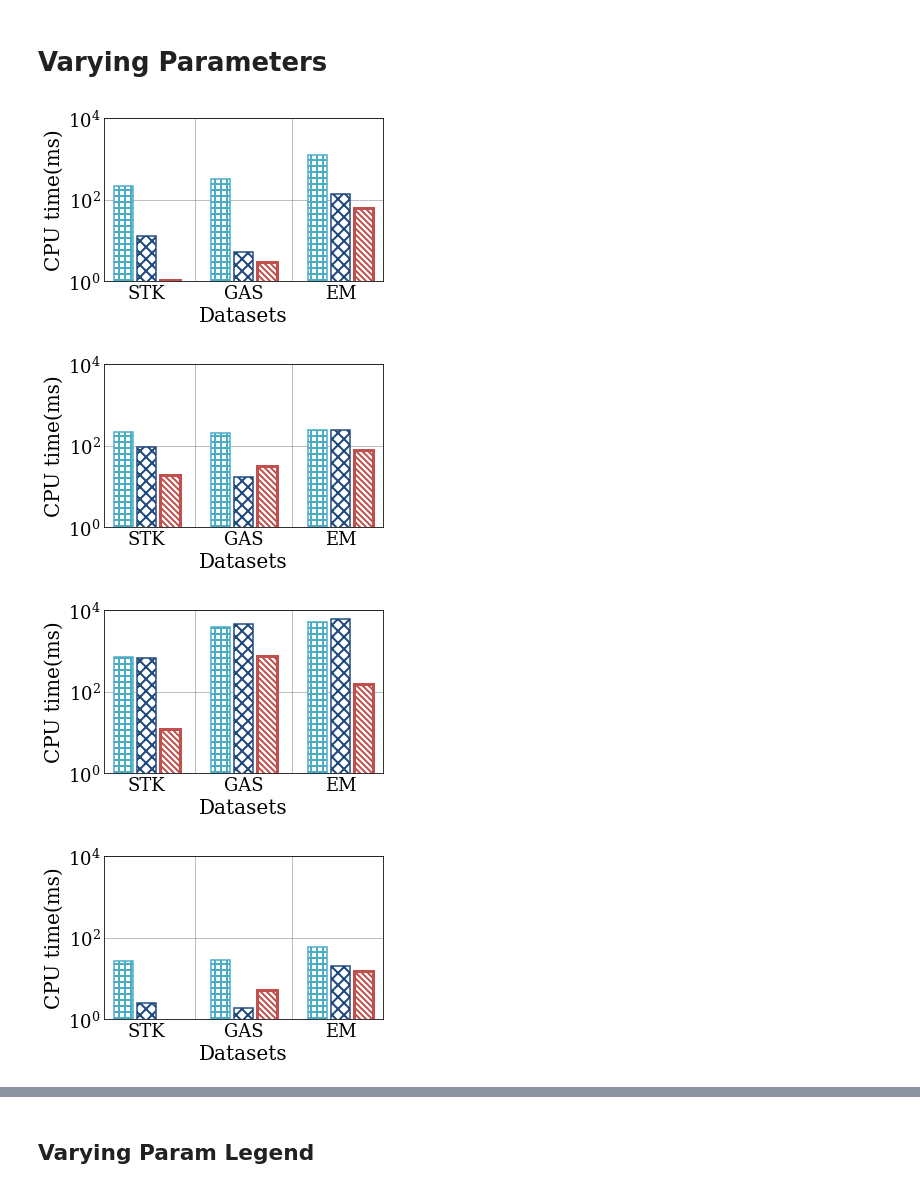
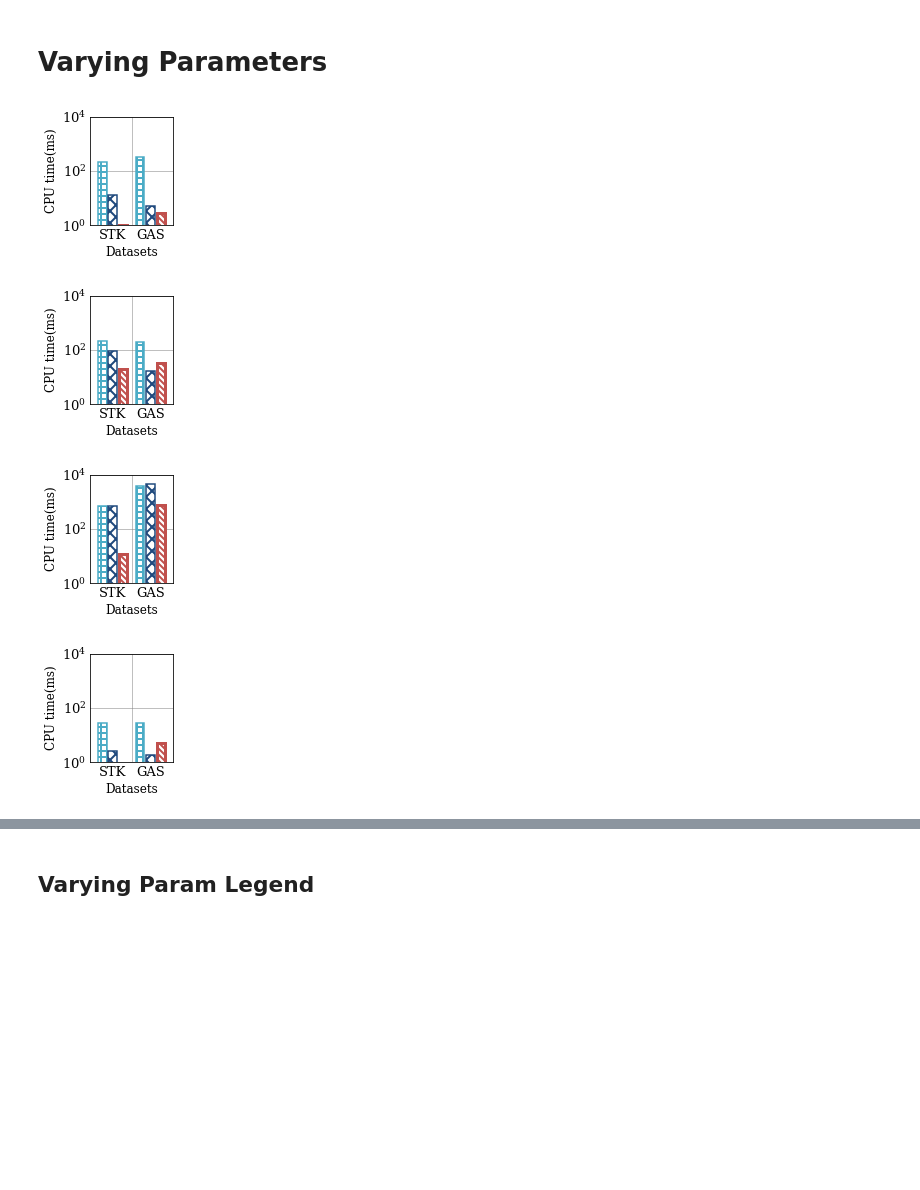
Before and after one commit to YoojuShin/SIGMOD2021LogScript, a Jupyter notebook: figure_script.ipynb, the cells around one changed output, grey strips where cells are left out. Cells and saved outputs as stored; diff of their text form; code cells hidden in the pictures; blank space fills up the shorter version.

Commit message:
vp figure renewed

```diff
--- a/figure_script.ipynb
+++ b/figure_script.ipynb
@@ -78,12 +78,16 @@ FONTSIZE_YTICK_stationarity=18
 FONTSIZE_XLABEL_stationarity=20
 FONTSIZE_YLABEL_stationarity=20
 
-figsize_vp = (5,3)
+figsize_vp = (1.5,2)
 target_alg_vp = ['SOP','pMCSKY',alg_name]
-FONTSIZE_XTICK_vp=18
-FONTSIZE_YTICK_vp=18
-FONTSIZE_XLABEL_vp=20
-FONTSIZE_YLABEL_vp=20
+FONTSIZE_XTICK_vp=13
+FONTSIZE_YTICK_vp=13
+FONTSIZE_XLABEL_vp=12
+FONTSIZE_YLABEL_vp=12
+barWidth_vp = 0.5
+intra_bar_space_vp = 0.82
+inter_bar_space_vp = 1.5
+
 
 figsize_cx = (10,1.5)
 FONTSIZE_XTICK_cx=18
@@ -214,9 +218,9 @@ def bargraph_Params(df, dataset, metric, FONTSIZE_XLABEL, FONTSIZE_YLABEL, FONTS
         ax = fig.add_subplot(1,1,1)
         xpositions = []
         for i, algname in enumerate(target_alg_vp):
-            xposition = np.arange(graphdf.shape[0])*barWidth*(len(target_alg_vp) + inter_bar_space) + barWidth*intra_bar_space*i
+            xposition = np.arange(graphdf.shape[0])*barWidth_vp*(len(target_alg_vp) + inter_bar_space_vp) + barWidth*intra_bar_space_vp*i
             xpositions.append(xposition)
-            ax.bar(xposition,graphdf.iloc[:,i].tolist(), color = "white", width=barWidth,\
+            ax.bar(xposition,graphdf.iloc[:,i].tolist(), color = "white", width=barWidth_vp,\
                    hatch=algo_hatch[algname], edgecolor=algo_color[algname],\
                    linewidth=algo_linewidth[algname], zorder=2)
         ax.grid(b=True,which="major",axis='y',zorder=0)
@@ -646,12 +662,12 @@ fig_leg.savefig("Figures/"+'Stationarity_Legend.pdf', bbox_inches='tight', forma
 # %%
 df = preprocessing_params('result_varyingParams')
 df.to_excel(os.getcwd()+"/Metadata/result_varyingParams.xlsx")
-bargraph_Params(df=df, dataset=dataset_small, metric="Time", \
+bargraph_Params(df=df, dataset=["STK","GAS"], metric="Time", \
                 FONTSIZE_XLABEL=FONTSIZE_XLABEL_vp, FONTSIZE_YLABEL=FONTSIZE_YLABEL_vp,\
                 FONTSIZE_XTICK=FONTSIZE_XTICK_vp, FONTSIZE_YTICK=FONTSIZE_YTICK_vp, ytickList=[1,1e2,1e4])
 # %% [output]
-[figure, old version]
+[figure, new version]
-[figure, old version]
+[figure, new version]
-[figure, old version]
+[figure, new version]
-[figure, old version]
+[figure, new version]
 # %%
```
Also changed, not shown: parts of 12 cells of this notebook, 40 other files.
